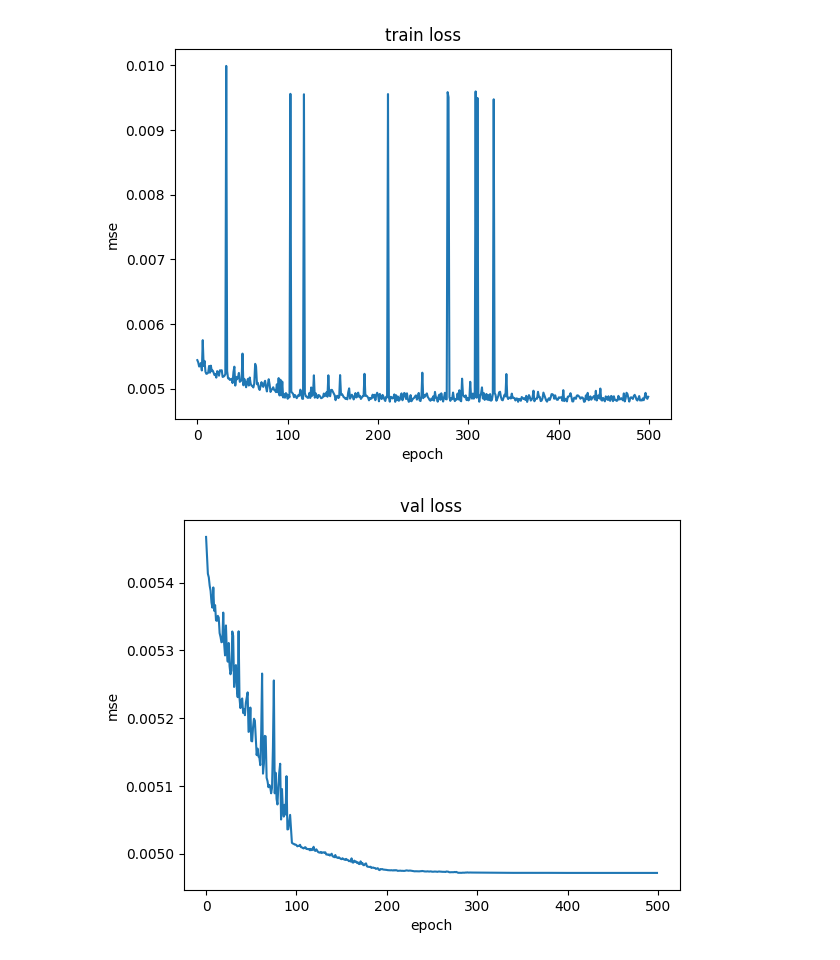
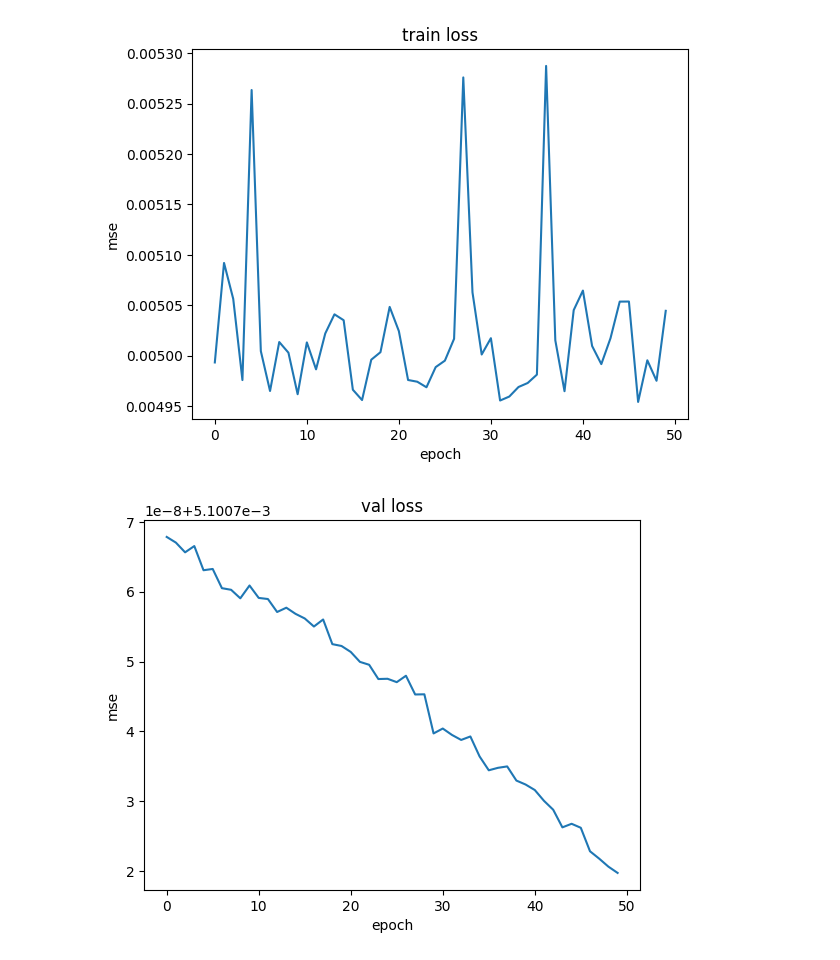
Before and after one commit to favead/UBendLossCoefficientAutoDetermenition, a Jupyter notebook: notebooks/nn_baseline.ipynb, the cells around one changed output. Saved outputs shown, nothing was run; the diff lists cells and outputs as text; code cells hidden in the pictures.

Commit message:
Add neural network training notebook

```diff
--- a/notebooks/nn_baseline.ipynb
+++ b/notebooks/nn_baseline.ipynb
@@ -11,15 +11,11 @@ from torch.optim import Adam
 from torch.optim.lr_scheduler import StepLR
 import tqdm
 # %%
-train_df = pd.read_csv("../data/processed/train.csv")
+train_df = pd.read_csv("../data/processed/norm_train.csv")
 train_X = train_df.drop(['pt_loss'], axis=1)
 
-val_df = pd.read_csv("../data/processed/train.csv")
+val_df = pd.read_csv("../data/processed/norm_train.csv")
 val_X = val_df.drop(['pt_loss'], axis=1)
-# %%
-scaler = MinMaxScaler()
-train_df.loc[:, :'RE'] = scaler.fit_transform(train_X.values)
-val_df.loc[:, :'RE'] = scaler.transform(val_X.values)
 # %%
 class PtLossDataset(Dataset):
     def __init__(self, df: pd.DataFrame) -> None:
@@ -253,19 +249,19 @@ Val r2 score: 0.7374793064004109
 ##################################################
 ... (38 outputs left out)
 # %%
-plt.plot(train_loss_history)
+plt.plot(train_loss_history[-50:])
 plt.title("train loss")
 plt.xlabel("epoch")
 plt.ylabel("mse")
 plt.show()
 # %% [output]
-[figure, old version]
+[figure, new version]
 # %%
-plt.plot(val_loss_history)
+plt.plot(val_loss_history[-50:])
 plt.title("val loss")
 plt.xlabel("epoch")
 plt.ylabel("mse")
 plt.show()
 # %% [output]
-[figure, old version]
+[figure, new version]
 # %%
```
Also changed, not shown: parts of 3 cells of this notebook.
